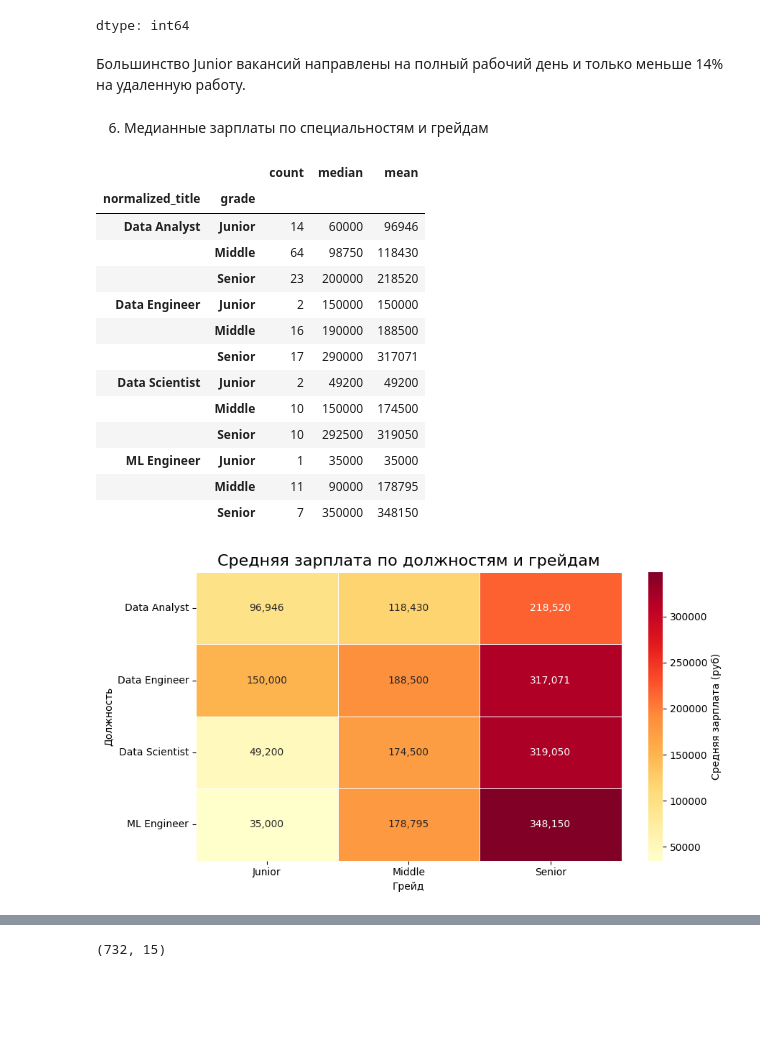
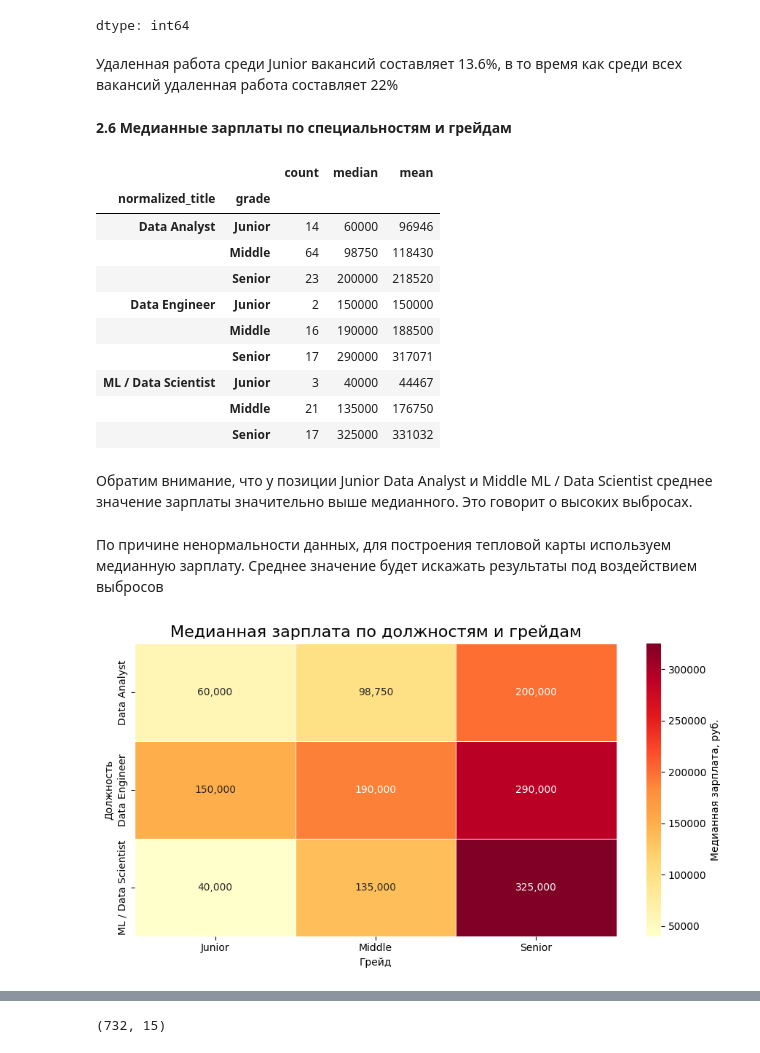
Before and after one commit to vital1an/it-vacancies-analysis, a Jupyter notebook: it_vacancies_analysis.ipynb, the cells around one changed output, grey strips where cells are left out. Saved outputs shown, nothing was run; the diff lists cells and outputs as text; code cells hidden in the pictures; blank space fills up the shorter version.

```diff
--- a/it_vacancies_analysis.ipynb
+++ b/it_vacancies_analysis.ipynb
@@ -15,7 +15,7 @@ import matplotlib.pyplot as plt
 
 На данном этапе загружаем данные и оцениваем их структуру: количество строк и столбцов, типы данных и наличие пропусков.
 # %%
-vac = pd.read_csv('data/IT_vacancies.csv', encoding='utf-8-sig', parse_dates=['published_at'])
+vac = pd.read_csv('/content/IT_vacancies.csv', encoding='utf-8-sig', parse_dates=['published_at'])
 # %%
 vac.head()
 # %% [output]
@@ -65,29 +66,24 @@ def categorize_title(text):
     text_lower = text.lower()
 
     # 1. Data Engineer
-    de_patterns = ['data engineer', 'data engineering', 'инженер данных', 'дата инженер']
+    de_patterns = ['data engineer', 'data engineering',
+                   'инженер данных', 'дата инженер']
     if any(pattern in text_lower for pattern in de_patterns):
         return 'Data Engineer'
 
-    # 2. Data Scientist
-    ds_patterns = ['data scientist', 'data science', 'исследователь данных', 'дата сайентист']
+    # 2. Data Scientist / ML Engineer
+    ds_patterns = ['data scientist', 'data science',
+                   'исследователь данных','дата сайентист',
+                   'machine learning', 'ml engineer', 'машинн', 'mlops']
     if any(pattern in text_lower for pattern in ds_patterns):
-        return 'Data Scientist'
+        return 'ML / Data Scientist'
 
-    # 3. ML Engineer
-    ml_patterns = ['machine learning', 'ml engineer', 'машинн', 'mlops']
-    if any(pattern in text_lower for pattern in ml_patterns):
-        return 'ML Engineer'
-
-    # 4. Data Analyst
+    # 3. Data Analyst
     da_patterns = ['data analyst', 'аналитик данн', 'дата аналитик']
-    # if 'business analyst' in text_lower and 'data' not in text_lower:
-    #     return 'Business Analyst'
-
     if any(pattern in text_lower for pattern in da_patterns):
         return 'Data Analyst'
 
-    # 5. Если не попали в основные категории
+    # 4. Если не попали в основные категории
     return 'other'
 
 vac['normalized_title'] = vac['name'].apply(categorize_title)
@@ -425,10 +378,10 @@ data_vac.query('grade=="Junior"').groupby(['schedule', 'grade'])['schedule']\
 | Полный день | Junior | 35 |
 | Удаленная работа | Junior | 6 |
 dtype: int64
-# %% [markdown]
-Большинство Junior вакансий направлены на полный рабочий день и только меньше 14% на удаленную работу.
+# %% [markdown]
+Удаленная работа среди Junior вакансий составляет 13.6%, в то время как среди всех вакансий удаленная работа составляет 22%
 # %% [markdown]
-6. Медианные зарплаты по специальностям и грейдам
+**2.6 Медианные зарплаты по специальностям и грейдам**
 # %%
 salary_stats = data_vac.groupby(['normalized_title', 'grade'])['avg_salary_RUB'] \
                       .agg(['count','median', 'mean']) \
@@ -445,27 +398,28 @@ salary_stats
 | Data Engineer | Junior | 2 | 150000 | 150000 |
 |  | Middle | 16 | 190000 | 188500 |
 |  | Senior | 17 | 290000 | 317071 |
-| Data Scientist | Junior | 2 | 49200 | 49200 |
-|  | Middle | 10 | 150000 | 174500 |
-|  | Senior | 10 | 292500 | 319050 |
-| ML Engineer | Junior | 1 | 35000 | 35000 |
-|  | Middle | 11 | 90000 | 178795 |
-|  | Senior | 7 | 350000 | 348150 |
+| ML / Data Scientist | Junior | 3 | 40000 | 44467 |
+|  | Middle | 21 | 135000 | 176750 |
+|  | Senior | 17 | 325000 | 331032 |
+# %% [markdown]
+Обратим внимание, что у позиции Junior Data Analyst и Middle ML / Data Scientist среднее значение зарплаты значительно выше медианного. Это говорит о высоких выбросах.
+# %% [markdown]
+По причине ненормальности данных, для построения тепловой карты используем медианную зарплату. Среднее значение будет искажать результаты под воздействием выбросов
 # %%
-heatmap_data = salary_stats['mean'].unstack()
+heatmap_data = salary_stats['median'].unstack()
 
 plt.figure(figsize=(9, 5))
 sns.heatmap(heatmap_data,
             annot=True,
             fmt=',d',
             cmap='YlOrRd',
             linewidths=0.5,
-            cbar_kws={'label': 'Средняя зарплата (руб)'})
+            cbar_kws={'label': 'Медианная зарплата, руб.'})
 
-plt.title('Средняя зарплата по должностям и грейдам', fontsize=16)
+plt.title('Медианная зарплата по должностям и грейдам', fontsize=16)
 plt.xlabel('Грейд')
 plt.ylabel('Должность')
 plt.tight_layout()
 plt.show()
 # %% [output]
-[figure, old version]
+[figure, new version]
```
Also changed, not shown: parts of 64 cells of this notebook.
